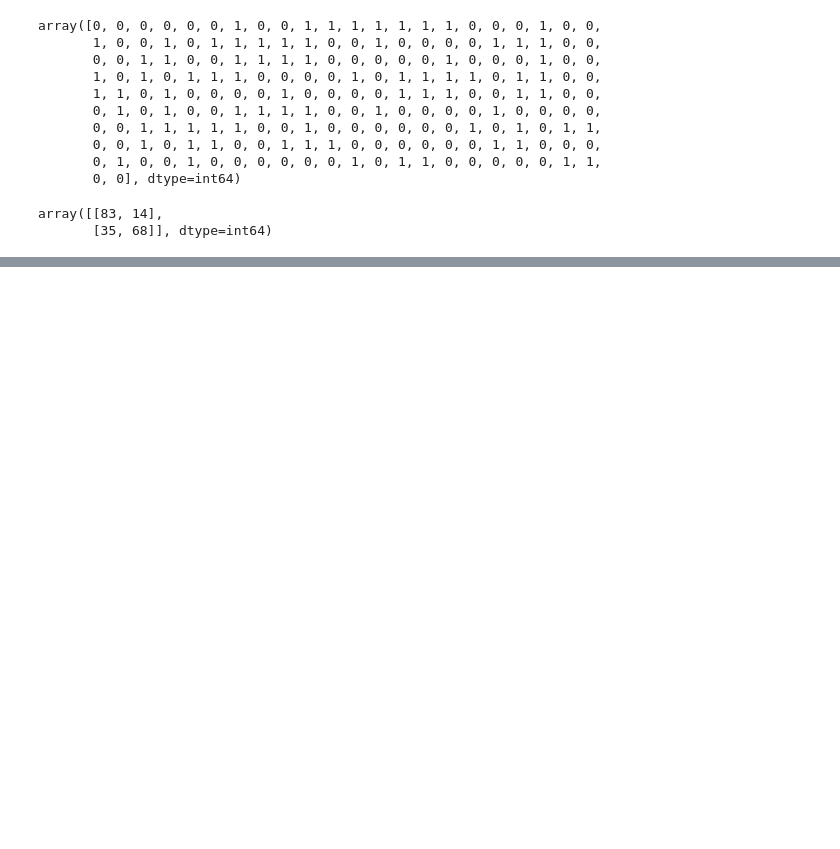
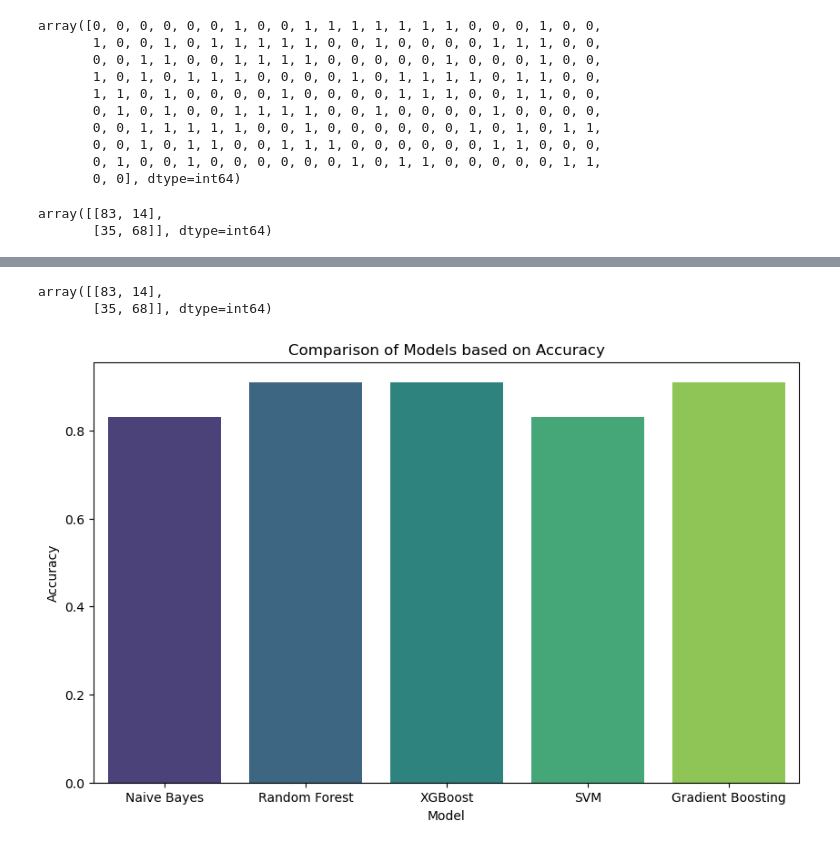
Before and after one commit to zacharias1219/natural_language_processing, a Jupyter notebook: Restaurant Reviews Sentiment Analysis/main.ipynb, the cells around one changed output, grey strips where cells are left out. Saved outputs shown, nothing was run; the diff lists cells and outputs as text; code cells hidden in the pictures; blank space fills up the shorter version.

```diff
--- a/Restaurant Reviews Sentiment Analysis/main.ipynb
+++ b/Restaurant Reviews Sentiment Analysis/main.ipynb
@@ -392,0 +369,22 @@ plt.show() # Show the plot
+# %%
+cm = confusion_matrix(y_test, y_pred_svm)
+cm
+# %% [output]
+array([[83, 14],
+       [35, 68]], dtype=int64)
+# %%
+compare = pd.DataFrame({'Model': ['Naive Bayes', 'Random Forest', 'XGBoost', 'SVM', 'Gradient Boosting'],
+                      'Accuracy': [0.83, 0.91, 0.91, 0.83, 0.91],
+                      'Precision': [0.75, 0.82, 0.78, 0.82, 0.82],
+                      'Recall': [0.64, 0.77, 0.77, 0.77, 0.77],
+                      'F1-Score': [0.68, 0.80, 0.77, 0.80, 0.80],
+                      'Time Taken (s)': [120, 60, 60, 120, 120]})
+compare['Improvement'] = ((compare['Accuracy'] - compare['Accuracy'].min()) / compare['Accuracy'].min()) * 100
+
+plt.figure(figsize=(10, 6))
+sns.barplot(x='Model', y='Accuracy', data=compare, palette='viridis')
+plt.title('Comparison of Models based on Accuracy')
+plt.ylabel('Accuracy')
+plt.show()
+# %% [output]
+[figure, added]
```
Also changed, not shown: parts of 4 cells of this notebook.
